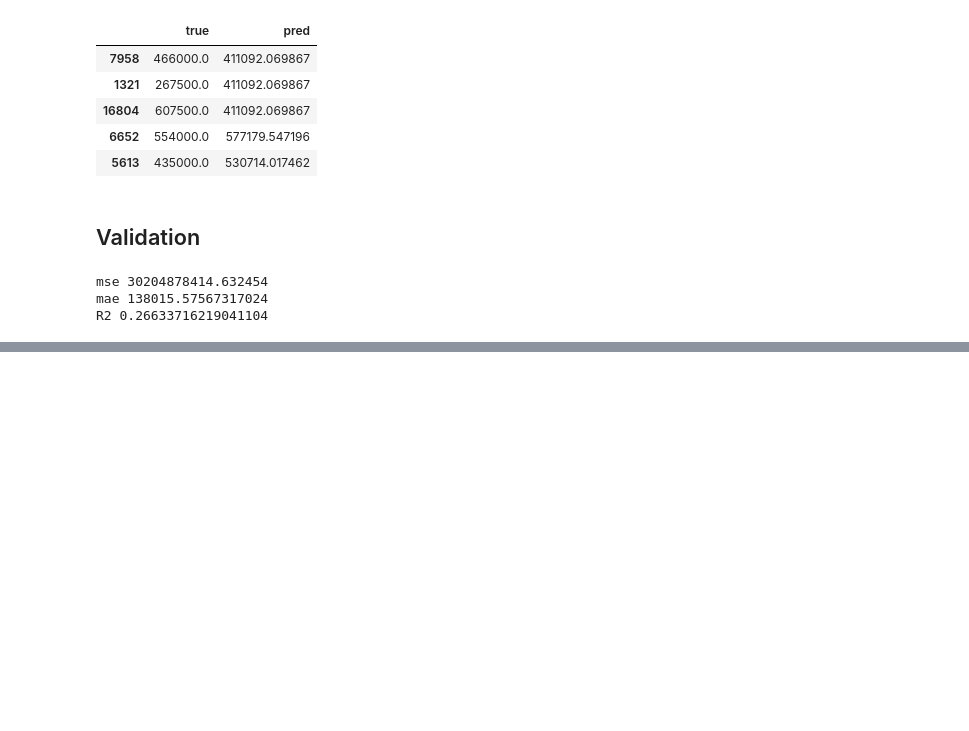
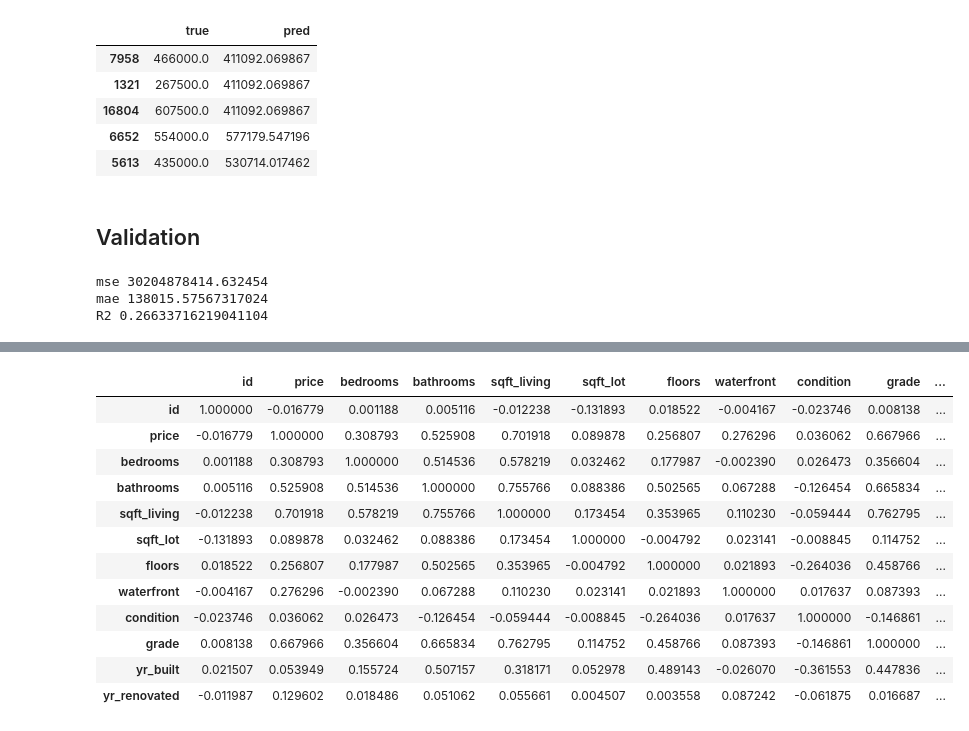
Before and after one commit to Leila-Nyambura/king-county-house-price-prediction-LRM, a Jupyter notebook: Leonard.ipynb, the cells around one changed output, grey strips where cells are left out. Drawn from its saved outputs; the diff is of its cells as text; code cells hidden in the pictures; blank space fills up the shorter version.

```diff
--- a/Leonard.ipynb
+++ b/Leonard.ipynb
@@ -405,0 +447,16 @@ R2 0.26633716219041104
+# %%
+df_new.corr()
+# %% [output]
+|  | id | price | bedrooms | bathrooms | sqft_living | sqft_lot | floors | waterfront | condition | grade | ... |
+| id | 1.000000 | -0.016779 | 0.001188 | 0.005116 | -0.012238 | -0.131893 | 0.018522 | -0.004167 | -0.023746 | 0.008138 | ... |
+| price | -0.016779 | 1.000000 | 0.308793 | 0.525908 | 0.701918 | 0.089878 | 0.256807 | 0.276296 | 0.036062 | 0.667966 | ... |
+| bedrooms | 0.001188 | 0.308793 | 1.000000 | 0.514536 | 0.578219 | 0.032462 | 0.177987 | -0.002390 | 0.026473 | 0.356604 | ... |
+| bathrooms | 0.005116 | 0.525908 | 0.514536 | 1.000000 | 0.755766 | 0.088386 | 0.502565 | 0.067288 | -0.126454 | 0.665834 | ... |
+| sqft_living | -0.012238 | 0.701918 | 0.578219 | 0.755766 | 1.000000 | 0.173454 | 0.353965 | 0.110230 | -0.059444 | 0.762795 | ... |
+| sqft_lot | -0.131893 | 0.089878 | 0.032462 | 0.088386 | 0.173454 | 1.000000 | -0.004792 | 0.023141 | -0.008845 | 0.114752 | ... |
+| floors | 0.018522 | 0.256807 | 0.177987 | 0.502565 | 0.353965 | -0.004792 | 1.000000 | 0.021893 | -0.264036 | 0.458766 | ... |
+| waterfront | -0.004167 | 0.276296 | -0.002390 | 0.067288 | 0.110230 | 0.023141 | 0.021893 | 1.000000 | 0.017637 | 0.087393 | ... |
+| condition | -0.023746 | 0.036062 | 0.026473 | -0.126454 | -0.059444 | -0.008845 | -0.264036 | 0.017637 | 1.000000 | -0.146861 | ... |
+| grade | 0.008138 | 0.667966 | 0.356604 | 0.665834 | 0.762795 | 0.114752 | 0.458766 | 0.087393 | -0.146861 | 1.000000 | ... |
+| yr_built | 0.021507 | 0.053949 | 0.155724 | 0.507157 | 0.318171 | 0.052978 | 0.489143 | -0.026070 | -0.361553 | 0.447836 | ... |
+| yr_renovated | -0.011987 | 0.129602 | 0.018486 | 0.051062 | 0.055661 | 0.004507 | 0.003558 | 0.087242 | -0.061875 | 0.016687 | ... |
```
Also changed, not shown: parts of 4 cells of this notebook.
